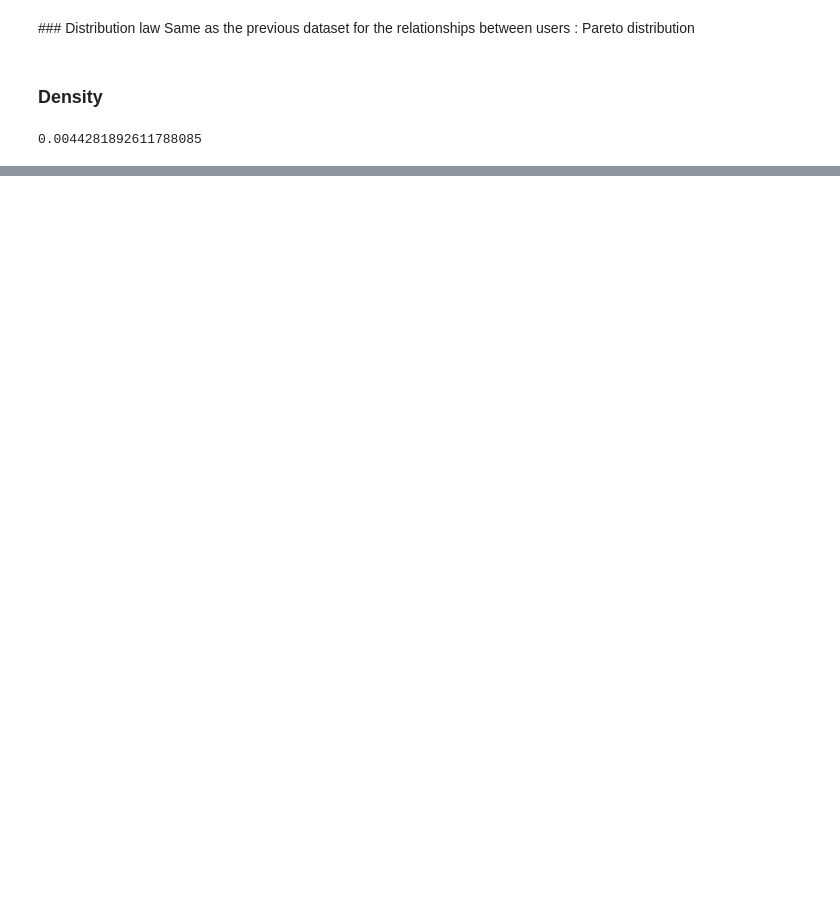
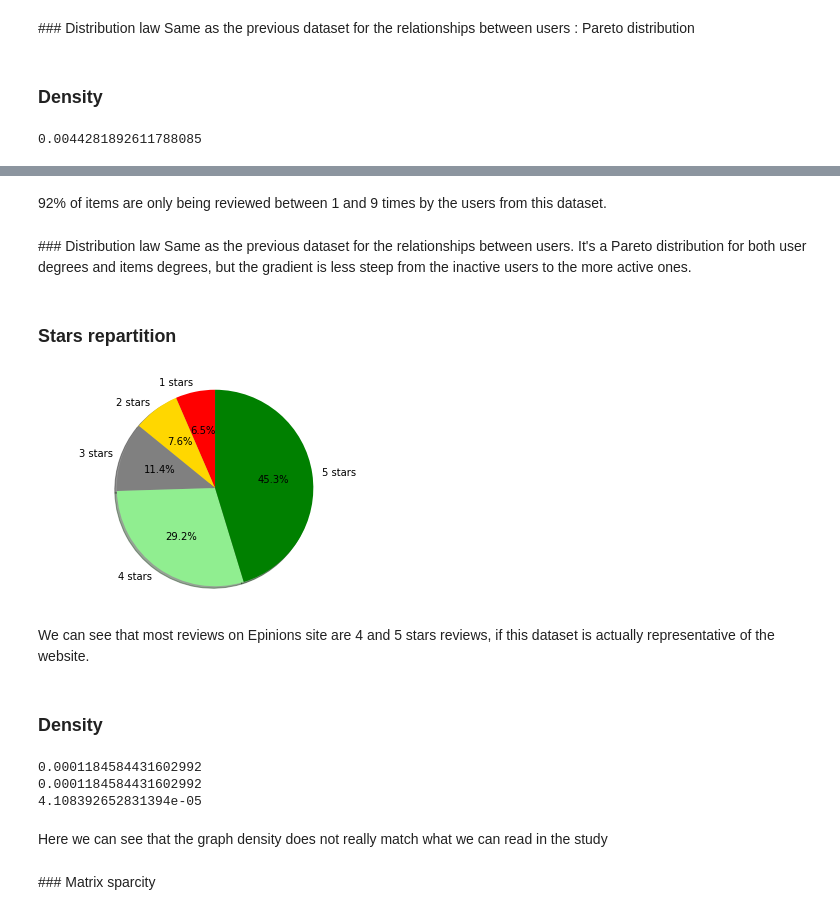
Before and after one commit to Monkeekee/Social-Regularization-Mini-Project-MC, a Jupyter notebook: dataset_analysis.ipynb, the cells around one changed output, grey strips where cells are left out. Saved outputs shown, nothing was run; the diff lists cells and outputs as text; code cells hidden in the pictures; blank space fills up the shorter version.

```diff
--- a/dataset_analysis.ipynb
+++ b/dataset_analysis.ipynb
@@ -141,0 +246,40 @@ but a lot less that what we estimated in Epinions.
+# %% [markdown]
+92\% of items are only being reviewed between 1 and 9 times by the users from this dataset.
+# %% [markdown]
+### Distribution law
+Same as the previous dataset for the relationships between users. It's a Pareto distribution for both user degrees and items degrees, but the gradient is less steep from the inactive users to the more active ones.
+# %% [markdown]
+### Stars repartition
+# %%
+import matplotlib.pyplot as plt
+
+n_bins = 5
+df_stars = df.groupby("Ratings").size()
+
+labels = [ str(i) + " stars" for i in range(1,6)]
+sizes = list(df_stars.values)
+colors = ['red', 'gold', 'gray', 'lightgreen','green']
+
+plt.pie(sizes, labels=labels, colors=colors,
+        autopct='%1.1f%%', shadow=True, startangle=90)
+plt.axis('equal')
+plt.savefig('PieChartEpinions.png')
+plt.show()
+# %% [output]
+[figure, added]
+# %% [markdown]
+We can see that most reviews on Epinions site are 4 and 5 stars reviews, if this dataset is actually representative of the website.
+# %% [markdown]
+### Density
+# %%
+print(nx.algorithms.bipartite.density(G_ui_epi, items_set))
+print(nx.algorithms.bipartite.density(G_ui_epi, users_set))
+print(nx.density(G_ui_epi))
+# %% [output]
+0.0001184584431602992
+0.0001184584431602992
+4.108392652831394e-05
+# %% [markdown]
+Here we can see that the graph density does not really match what we can read in the study
+# %% [markdown]
+### Matrix sparcity
```
Also changed, not shown: parts of 67 cells of this notebook.
